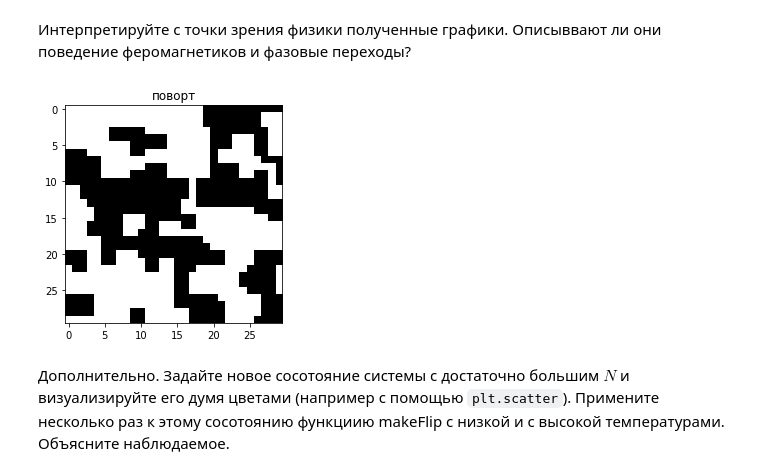
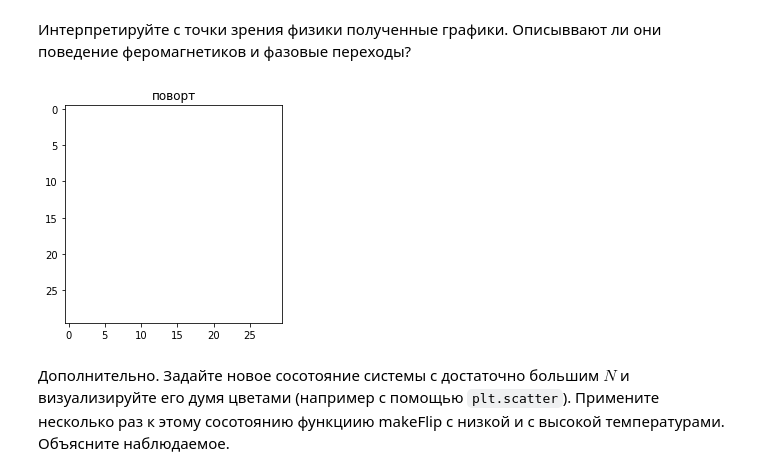
Before and after one commit to ev-br/CP2020, a Jupyter notebook: week_9_Monte-Carlo.ipynb, the cells around one changed output. Drawn from its saved outputs; the diff is of its cells as text; code cells hidden in the pictures.

```diff
--- a/week_9_Monte-Carlo.ipynb
+++ b/week_9_Monte-Carlo.ipynb
@@ -314,14 +314,24 @@ def makeFlip(T, state):
     Функция возвращает:
     state - numpy ndarray of ints, массив нового состояния системы размера NxN
     '''
-    x,y = rndm.randint(low= 0, high= state.shape[0], size=(2, (state.shape[0])^2))
-    for i in range(0,(state.shape[0])^2):
+    x,y = rndm.randint(low= 0, high= state.shape[0], size=(2, (state.shape[0]-1)**2))
+    for i in range((state.shape[0]-1)**2):
         dE = getDeltaE(x[i],y[i],state)
-        if dE < 0:
-            state[x[i],y[i]]= -state[x[i],y[i]]
-        if dE > 0 and random.random()< np.exp(-dE/T) :
-            state[x[i],y[i]] = -state[x[i],y[i]]
+        if dE > 0 and rndm.random() > np.exp(-dE/T) :
+            continue
+        state[x[i],y[i]] = -state[x[i],y[i]]
     return state
+
+def makeFlip1(T, state):
+    nn = state.shape[0]-1
+    i_ar, j_ar = rndm.randint(low=0, high=nn+1, size=(2,nn**2))
+    uni_ar = rndm.uniform(0,1,size=nn**2)
+    for a in range(nn**2):
+        de = getDeltaE(i_ar[a], j_ar[a], state)
+        if de>0 and uni_ar[a]>np.exp(-de/T):
+            continue
+        state[i_ar[a],j_ar[a]] = -state[i_ar[a],j_ar[a]]
+    return state
 # %% [markdown]
 4. Напишите функцию, которая будет рассчитывать значение энергии всей системы (предполагаем $J=1$).
 # %%
@@ -419,9 +429,9 @@ plt.show()
 # %%
 state1 = getInitialState(30)
 for l in range(500):
-    state = makeFlip(0.0005,state1)
+    state1 = makeFlip(0.0005,state1)
 plt.imshow(state1, cmap="binary")
 plt.title("поворт")
 plt.show()
 # %% [output]
-[figure, old version]
+[figure, new version]
```
Also changed, not shown: parts of 4 cells of this notebook.
